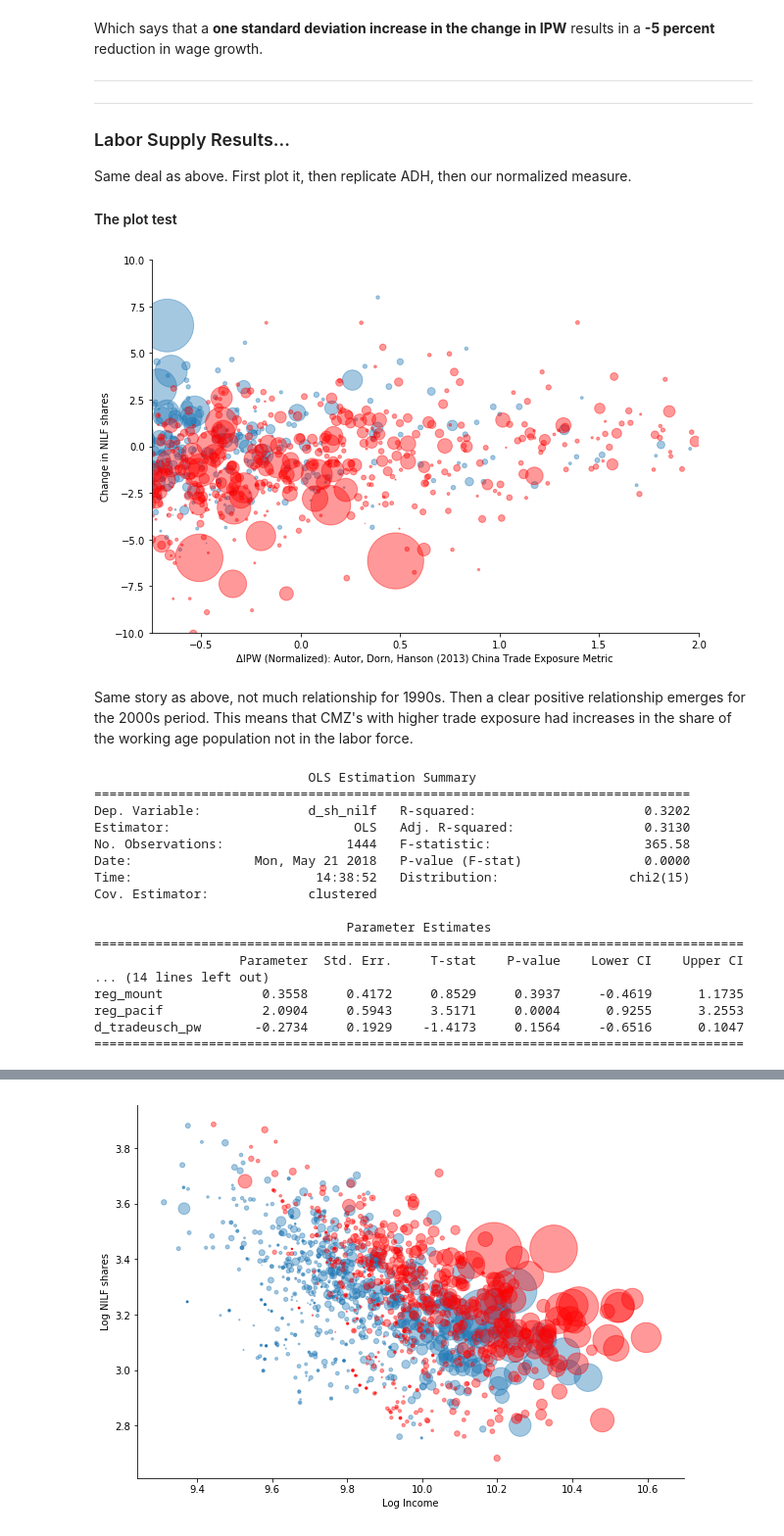
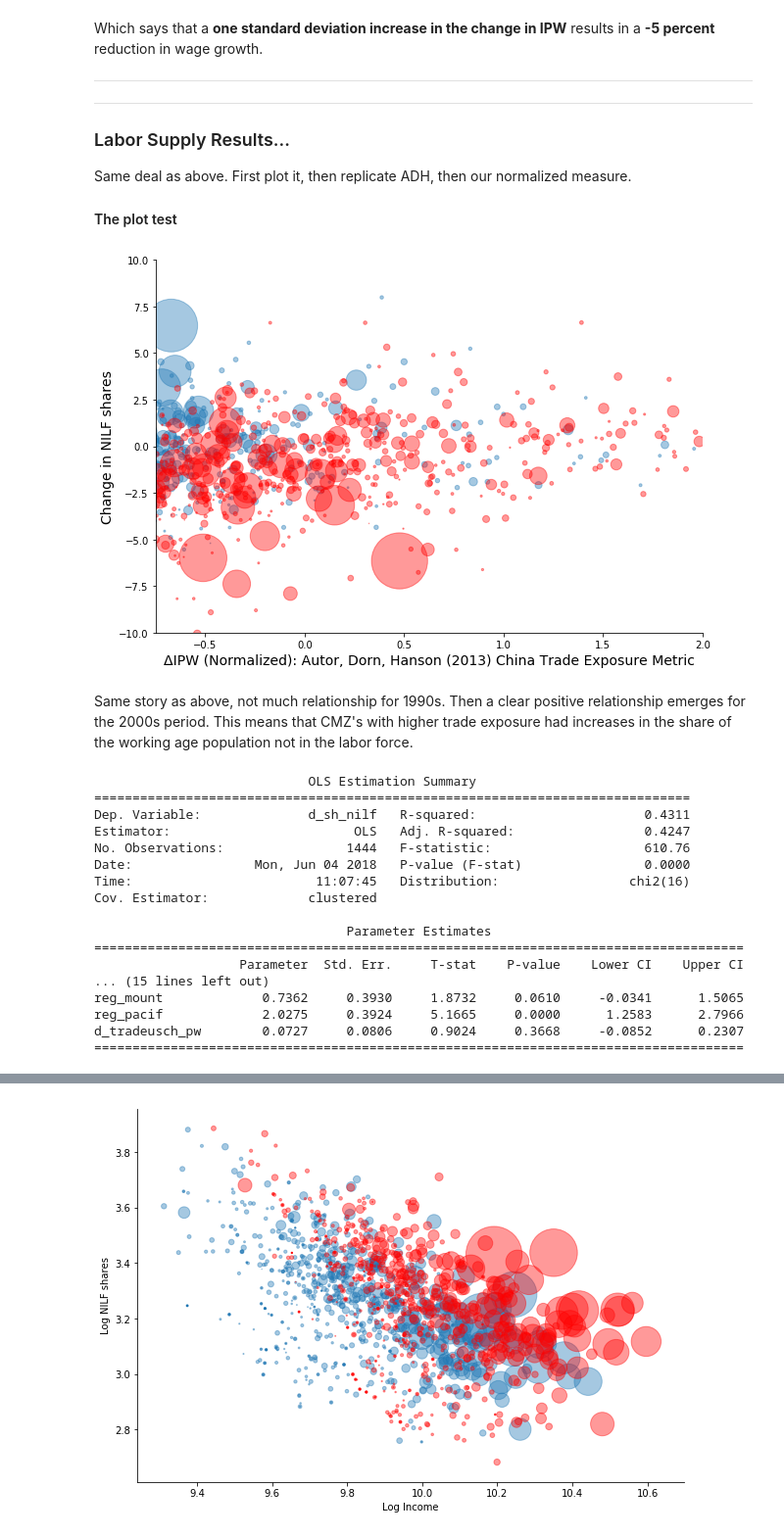
Before and after one commit to mwaugh0328/ADH_replication, a Jupyter notebook: adh_data.ipynb, the cells around one changed output, grey strips where cells are left out. Shown at 98% size. Saved outputs shown, nothing was run; the diff lists cells and outputs as text; code cells hidden in the pictures.

```diff
--- a/adh_data.ipynb
+++ b/adh_data.ipynb
@@ -14,6 +14,7 @@ import statsmodels.formula.api as smf
 from linearmodels.iv import IV2SLS
 
 fig_path = "C:\\Users\\mwaugh.NYC-STERN\\Documents\\GitHub\\tradeexposure\\figures"
+fig_path2 = "C:\\Users\\mwaugh.NYC-STERN\\Dropbox\\Random Talks\\london_exchange_2017"
 # This is if I want to output the figure
 # %% [markdown]
 ---
@@ -563,38 +555,38 @@ Same deal as above. First plot it, then replicate ADH, then our normalized measu
 # %%
 fig, ax = plt.subplots(figsize = (10,7))
 
 year = "1990"
 
 #df["norm_IPW"]
 
 ax.scatter(df.set_index("yr").loc[int(year)].norm_IPW, #X variables
            df.set_index("yr").loc[int(year)].d_sh_nilf,     # y variables
             s = 0.0002*df.set_index("yr").loc[int(year)].l_popcount,
             alpha = 0.40)
 
 year = "2000"
 
 ax.scatter(df.set_index("yr").loc[int(year)].norm_IPW, #X variables
            df.set_index("yr").loc[int(year)].d_sh_nilf,     # y variables
            s = 0.0002*df.set_index("yr").loc[int(year)].l_popcount,
             alpha = 0.40, color = "red")
 
-ax.set_ylabel("Change in NILF shares")
-ax.set_xlabel("ΔIPW (Normalized): Autor, Dorn, Hanson (2013) China Trade Exposure Metric")
+ax.set_ylabel("Change in NILF shares", fontsize = 14)
+ax.set_xlabel("ΔIPW (Normalized): Autor, Dorn, Hanson (2013) China Trade Exposure Metric", fontsize = 14)
 
 ax.set_xlim(-0.75,2.00)
 ax.set_ylim(-10,10)
 
 ax.spines["right"].set_visible(False)
 ax.spines["top"].set_visible(False)
 
 #plt.savefig(fig_path + "\\adh_data_wage_change.pdf", bbox_inches="tight", dpi = 1200)
 
-plt.savefig("nilf_trade_exposure.pdf", bbox_inches = "tight", dip = 1200)
-
+#plt.savefig("nilf_trade_exposure.pdf", bbox_inches = "tight", dip = 1200)
+plt.savefig(fig_path2 + "\\adh_data_ls_change.pdf", bbox_inches="tight", dpi = 3600)
 plt.show()
 # %% [output]
-[figure, old version]
+[figure, new version]
 # %% [markdown]
 Same story as above, not much relationship for 1990s. Then a clear positive relationship emerges for the 2000s period. This means that CMZ's with higher trade exposure had increases in the share of the working age population not in the labor force.
 # %%
@@ -607,7 +599,7 @@ rhs_var = ["l_shind_manuf_cbp",
     "l_sh_routine33",
     "l_task_outsource"]
 
-#rhs_var.append("t2")
+rhs_var.append("t2")
 
 reg_df = df
 
@@ -621,18 +613,18 @@ print(res_first)
 # %% [output]
                             OLS Estimation Summary
 ==============================================================================
-Dep. Variable:              d_sh_nilf   R-squared:                      0.3202
-Estimator:                        OLS   Adj. R-squared:                 0.3130
-No. Observations:                1444   F-statistic:                    365.58
-Date:                Mon, May 21 2018   P-value (F-stat)                0.0000
-Time:                        14:38:52   Distribution:                 chi2(15)
+Dep. Variable:              d_sh_nilf   R-squared:                      0.4311
+Estimator:                        OLS   Adj. R-squared:                 0.4247
+No. Observations:                1444   F-statistic:                    610.76
+Date:                Mon, Jun 04 2018   P-value (F-stat)                0.0000
+Time:                        11:07:45   Distribution:                 chi2(16)
 Cov. Estimator:             clustered
 
                                  Parameter Estimates
 =====================================================================================
                    Parameter  Std. Err.     T-stat    P-value    Lower CI    Upper CI
-... (14 lines left out)
-reg_mount             0.3558     0.4172     0.8529     0.3937     -0.4619      1.1735
-reg_pacif             2.0904     0.5943     3.5171     0.0004      0.9255      3.2553
-d_tradeusch_pw       -0.2734     0.1929    -1.4173     0.1564     -0.6516      0.1047
+... (15 lines left out)
+reg_mount             0.7362     0.3930     1.8732     0.0610     -0.0341      1.5065
+reg_pacif             2.0275     0.3924     5.1665     0.0000      1.2583      2.7966
+d_tradeusch_pw        0.0727     0.0806     0.9024     0.3668     -0.0852      0.2307
 =====================================================================================
```
Also changed, not shown: parts of 15 cells of this notebook.
